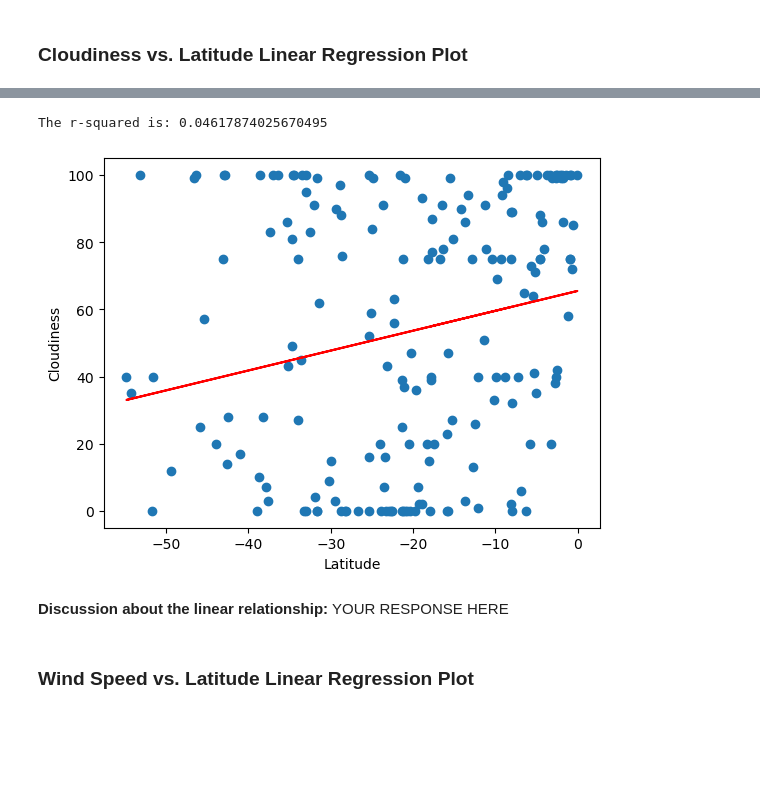
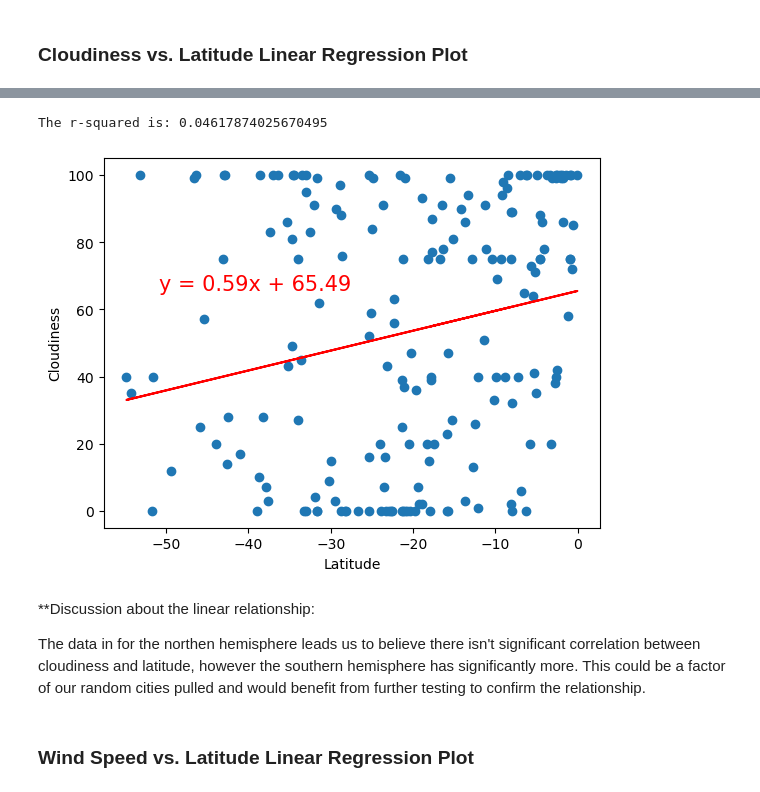
Before and after one commit to JiminieJames/python-api-challenge, a Jupyter notebook: WeatherPy.ipynb, the cells around one changed output, grey strips where cells are left out. Saved outputs shown, nothing was run; the diff lists cells and outputs as text; code cells hidden in the pictures; blank space fills up the shorter version.

```diff
--- a/WeatherPy.ipynb
+++ b/WeatherPy.ipynb
@@ -480,23 +484,25 @@ The r-squared is: 0.005162857070990739
 # %%
 # Southern Hemisphere
 x_values = southern_hemi_df["Lat"]
 y_values = southern_hemi_df["Cloudiness"]
 (slope, intercept, rvalue, pvalue, stderr) = linregress(x_values, y_values)
 regress_values = x_values * slope + intercept
 line_eq = "y = " + str(round(slope,2)) + "x + " + str(round(intercept,2))
 plt.scatter(x_values,y_values)
 plt.plot(x_values,regress_values,"r-")
-plt.annotate(line_eq,(5.8,0.8),fontsize=15,color="red")
+plt.annotate(line_eq,(-50.8,65.8),fontsize=15,color="red")
 plt.xlabel('Latitude')
 plt.ylabel('Cloudiness')
 # based on the prompt we are printing the R value, but I don't know if this should be the r value or the r squared value.
 print(f"The r-squared is: {rvalue**2}")
 plt.show()
 # %% [output]
 The r-squared is: 0.04617874025670495
-[figure, old version]
+[figure, new version]
-# %% [markdown]
-**Discussion about the linear relationship:** YOUR RESPONSE HERE
+# %% [markdown]
+**Discussion about the linear relationship:
+
+The data in for the northen hemisphere leads us to believe there isn't significant correlation between cloudiness and latitude, however the southern hemisphere has significantly more. This could be a factor of our random cities pulled and would benefit from further testing to confirm the relationship.
 # %% [markdown]
 ### Wind Speed vs. Latitude Linear Regression Plot
 # %%
```
Also changed, not shown: parts of 15 cells of this notebook, 1 other file.
